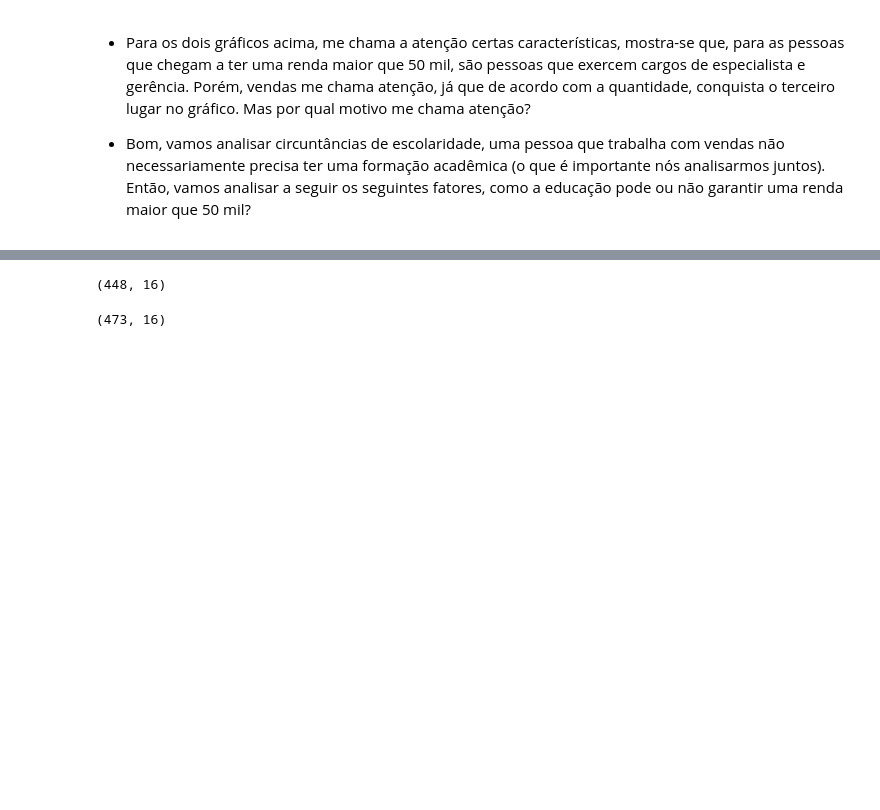
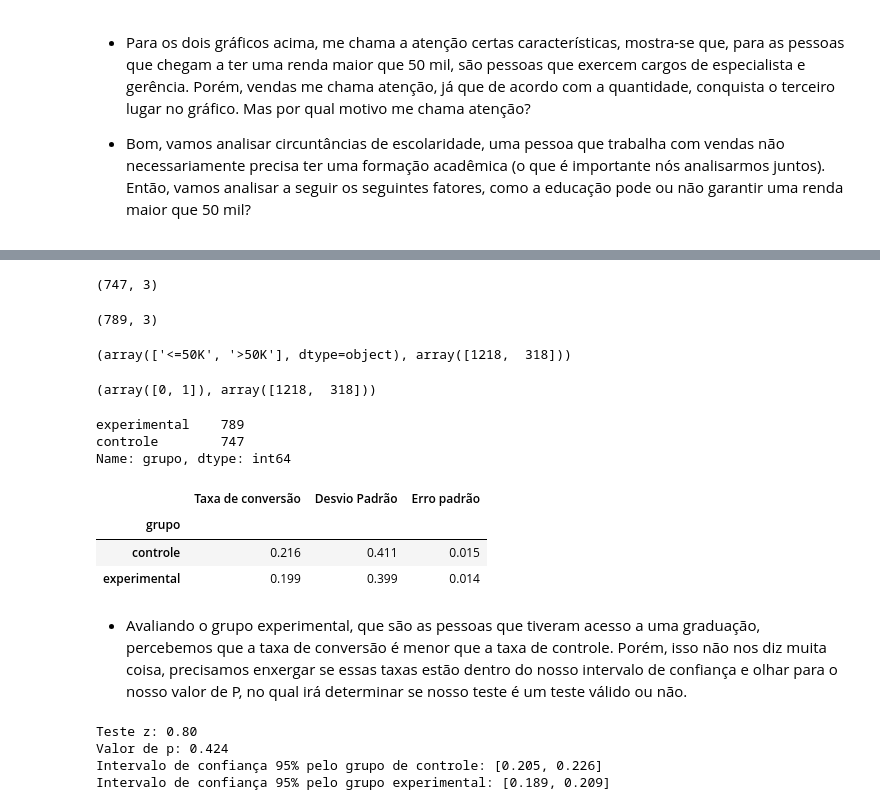
Before and after one commit to wander-asb/Adult-Income, a Jupyter notebook: Adult.ipynb, the cells around one changed output, grey strips where cells are left out. Saved outputs shown, nothing was run; the diff lists cells and outputs as text; code cells hidden in the pictures; blank space fills up the shorter version.

```diff
--- a/Adult.ipynb
+++ b/Adult.ipynb
@@ -209,13 +209,79 @@ trabalha_com_vendas = trabalha_com_vendas.loc[trabalha_com_vendas['education'].i
 # %%
 #O nosso grupo de controçle será as pessoas que não possuem Graduação
 grupo_de_controle = trabalha_com_vendas.loc[trabalha_com_vendas['education'] == 'Ensino_Medio']
-grupo_de_controle = grupo_de_controle.sample(frac = 0.45)
+grupo_de_controle = grupo_de_controle.sample(frac = 0.75, random_state=42)[['education','income']]
 
 #O grupo experimental será das pessoas que de alguma forma conseguiram a oportunidade/tiveram o privilégio de garantir uma vaga na faculdade
 grupo_experimental = trabalha_com_vendas.loc[trabalha_com_vendas['education'] == 'Graduado']
-grupo_experimental = grupo_experimental.sample(frac = 0.45)
+grupo_experimental = grupo_experimental.sample(frac = 0.75, random_state=42)[['education','income']]
+
+grupo_de_controle['grupo'] = 'controle'
+grupo_experimental['grupo'] = 'experimental'
+
+display(grupo_de_controle.shape, grupo_experimental.shape)
+
+teste_a_b = pd.concat([grupo_de_controle, grupo_experimental]).reset_index(drop=True)
+# %% [output]
+(747, 3)
+(789, 3)
-# %%
-display(grupo_de_controle.shape, grupo_experimental.shape)
-# %% [output]
-(448, 16)
-(473, 16)
+# %%
+np.unique(teste_a_b['income'], return_counts=True)
+# %% [output]
+(array(['<=50K', '>50K'], dtype=object), array([1218,  318]))
+# %%
+dict_income = {
+    '<=50K':0,
+    '>50K':1
+}
+
+teste_a_b['income'] = teste_a_b['income'].replace(dict_income)
+display(np.unique(teste_a_b['income'], return_counts=True))
+# %% [output]
+(array([0, 1]), array([1218,  318]))
+# %%
+teste_a_b['grupo'].value_counts()
+# %% [output]
+experimental    789
+controle        747
+Name: grupo, dtype: int64
+# %%
+conversion_rates = teste_a_b.groupby('grupo')['income']
+
+std_p = lambda x: np.std(x, ddof=0)
+se_p = lambda x: stats.sem(x, ddof=0)
+
+conversion_rates = conversion_rates.agg([np.mean, std_p, se_p])
+conversion_rates.columns = ['Taxa de conversão', 'Desvio Padrão', 'Erro padrão']
+
+
+conversion_rates.style.format('{:.3f}')
+# %% [output]
+|  | Taxa de conversão | Desvio Padrão | Erro padrão |
+| grupo |  |  |  |
+| controle | 0.216 | 0.411 | 0.015 |
+| experimental | 0.199 | 0.399 | 0.014 |
+# %% [markdown]
+* Avaliando o grupo experimental, que são as pessoas que tiveram acesso a uma graduação, percebemos que a taxa de conversão é menor que a taxa de controle. Porém, isso não nos diz muita coisa, precisamos enxergar se essas taxas estão dentro do nosso intervalo de confiança e olhar para o nosso valor de P, no qual irá determinar se nosso teste é um teste válido ou não.
+# %%
+controle_resultados = teste_a_b[teste_a_b['grupo'] == 'controle']['income']
+experimental_resultados = teste_a_b[teste_a_b['grupo'] == 'experimental']['income']
+
+pop_controle = controle_resultados.count()
+pop_exp = experimental_resultados.count()
+
+sucessos = [controle_resultados.sum(), experimental_resultados.sum()]
+numero_observacao = [pop_controle, pop_exp]
+
+z_stat, pval = proportions_ztest(sucessos, nobs=numero_observacao)
+
+(menor_cont, menor_exp), (maior_cont, maior_exp) = proportion_confint(sucessos, nobs=numero_observacao, alpha=0.5)
+
+print(f'Teste z: {z_stat:.2f}')
+print(f'Valor de p: {pval:.3f}')
+print(f'Intervalo de confiança 95% pelo grupo de controle: [{menor_cont:.3f}, {maior_cont:.3f}]')
+print(f'Intervalo de confiança 95% pelo grupo experimental: [{menor_exp:.3f}, {maior_exp:.3f}]')
+# %% [output]
+Teste z: 0.80
+Valor de p: 0.424
+Intervalo de confiança 95% pelo grupo de controle: [0.205, 0.226]
+Intervalo de confiança 95% pelo grupo experimental: [0.189, 0.209]
```
Also changed, not shown: parts of 6 cells of this notebook.
